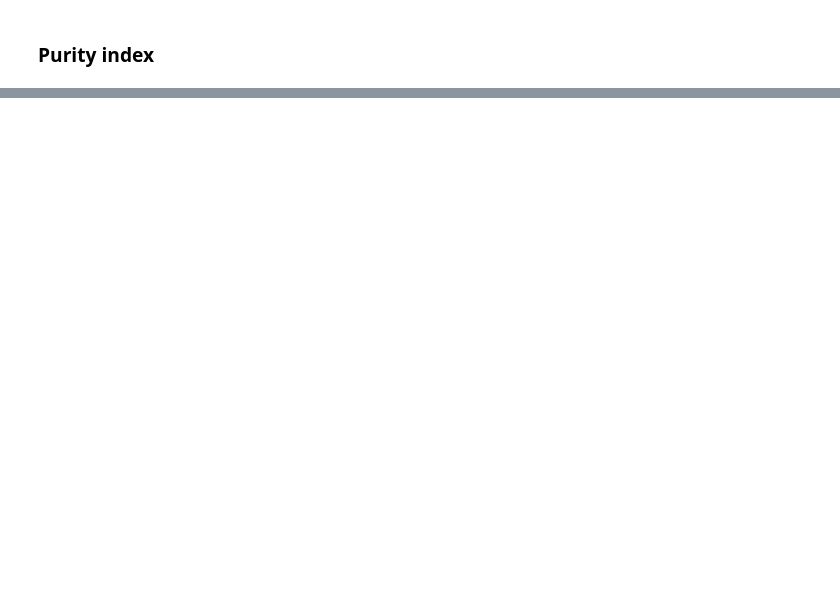
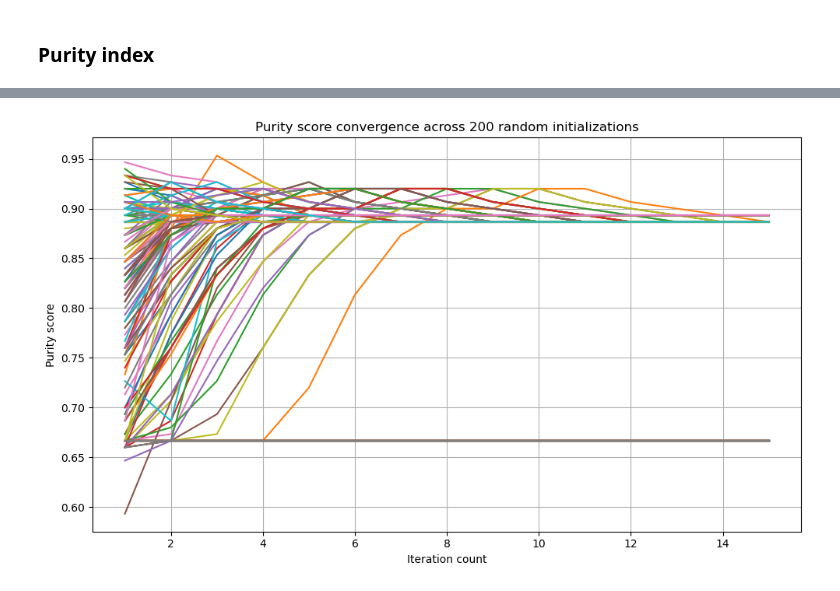
Before and after one commit to gabrielecerioli/Clustering_algorithms, a Jupyter notebook: k_means/k_mean_clustering.ipynb, the cells around one changed output, grey strips where cells are left out. Drawn from its saved outputs; the diff is of its cells as text; code cells hidden in the pictures; blank space fills up the shorter version.

```diff
--- a/k_means/k_mean_clustering.ipynb
+++ b/k_means/k_mean_clustering.ipynb
@@ -312,0 +259,72 @@ plt.show()
+# %%
+## import numpy as np
+import matplotlib.pyplot as plt
+
+# Parametri
+n_runs = 200
+n_iterations = 15
+it = np.arange(1, n_iterations + 1)
+
+all_purities = []
+all_db= []
+all_infomax= []
+for run in range(n_runs):
+    step = 1
+    purity = np.zeros(n_iterations)
+    db_index = np.zeros(n_iterations)
+    infomax_index=np.zeros(n_iterations)
+    # Centroidi iniziali casuali per questo run
+    random_centroids = np.random.uniform(min_values, max_values, (3, 4))
+
+    # Inizializza cluster_assignments per ogni run
+    cluster_assignments = np.zeros(data_matrix.shape[0], dtype=int)
+
+    for t in range(n_iterations):
+        initial_centroids = random_centroids.copy()
+
+        # Prima assegnazione
+        for k in range(data_matrix.shape[0]):
+            distances = np.array([
+                euclidean_distance(data_matrix[k], centroid)
+                for centroid in initial_centroids
+            ])
+            cluster_assignments[k] = np.argmin(distances)
+
+        # Aggiornamenti
+        for i in range(step):
+            for j in range(3):
+                points_in_cluster = data_matrix[cluster_assignments == j]
+                if len(points_in_cluster) > 0:
+                    initial_centroids[j] = np.mean(points_in_cluster, axis=0)
+
+            for k in range(data_matrix.shape[0]):
+                distances = np.array([
+                    euclidean_distance(data_matrix[k], centroid)
+                    for centroid in initial_centroids
+                ])
+                cluster_assignments[k] = np.argmin(distances)
+
+        # Calculate Purity
+        purity[t] = purity_score(ground_truth, cluster_assignments)
+        #Calculate db_index
+        db_index[t]=davies_bouldin_score(data_matrix, cluster_assignments)
+        # Calculate Infomax_index
+        infomax_index[t]=infomax(cluster_assignments)
+        step += 1
+
+    all_purities.append(purity)
+    all_db.append(db_index)
+    all_infomax.append(infomax_index)
+plt.figure(figsize=(10, 6))
+for purity_curve in all_purities:
+    plt.plot(it, purity_curve)
+
+plt.title("Purity score convergence across 200 random initializations")
+plt.xlabel("Iteration count")
+plt.ylabel("Purity score")
+plt.grid(True)
+plt.tight_layout()
+plt.savefig("purity_vs_iteration_200.pdf", format="pdf")
+plt.show()
+# %% [output]
+[figure, added]
```
Also changed, not shown: parts of 16 cells of this notebook, 16 other files.
